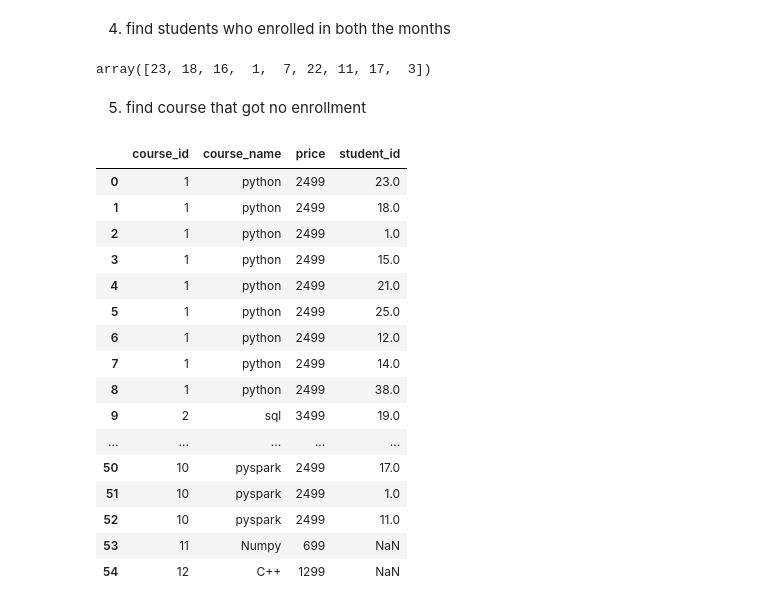
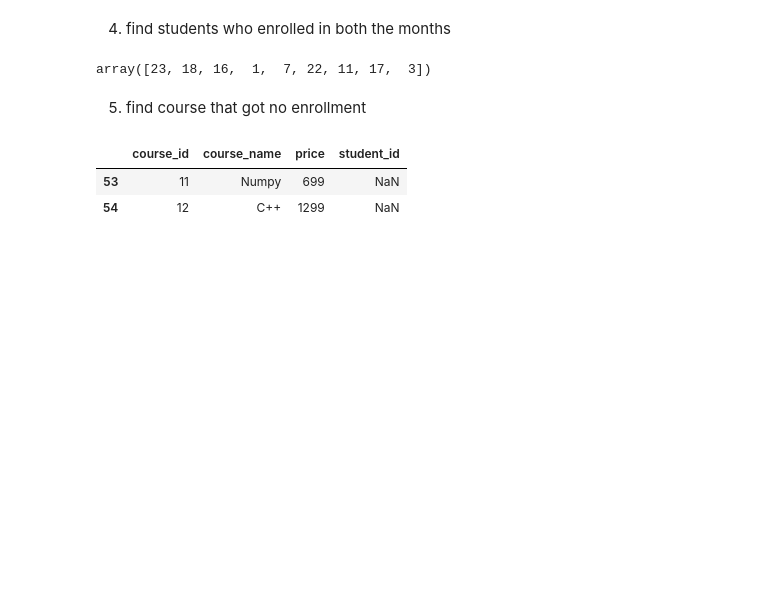
Before and after one commit to bhedadev010/Pandas, a Jupyter notebook: Session-11/prac_questions.ipynb, the cells around one changed output. Saved outputs shown, nothing was run; the diff lists cells and outputs as text; code cells hidden in the pictures; blank space fills up the shorter version.

```diff
--- a/Session-11/prac_questions.ipynb
+++ b/Session-11/prac_questions.ipynb
@@ -101,25 +117,9 @@ array([23, 18, 16,  1,  7, 22, 11, 17,  3])
 # %% [markdown]
 5. find course that got no enrollment
 # %%
-#doubt
-
-e = pd.merge(course,new,on='course_id',how='outer')
+e = pd.merge(course,new,on='course_id',how='outer').tail(2)
 e
 # %% [output]
 |  | course_id | course_name | price | student_id |
-| 0 | 1 | python | 2499 | 23.0 |
-| 1 | 1 | python | 2499 | 18.0 |
-| 2 | 1 | python | 2499 | 1.0 |
-| 3 | 1 | python | 2499 | 15.0 |
-| 4 | 1 | python | 2499 | 21.0 |
-| 5 | 1 | python | 2499 | 25.0 |
-| 6 | 1 | python | 2499 | 12.0 |
-| 7 | 1 | python | 2499 | 14.0 |
-| 8 | 1 | python | 2499 | 38.0 |
-| 9 | 2 | sql | 3499 | 19.0 |
-| ... | ... | ... | ... | ... |
-| 50 | 10 | pyspark | 2499 | 17.0 |
-| 51 | 10 | pyspark | 2499 | 1.0 |
-| 52 | 10 | pyspark | 2499 | 11.0 |
 | 53 | 11 | Numpy | 699 | NaN |
 | 54 | 12 | C++ | 1299 | NaN |
```
Also changed, not shown: parts of 2 cells of this notebook.
